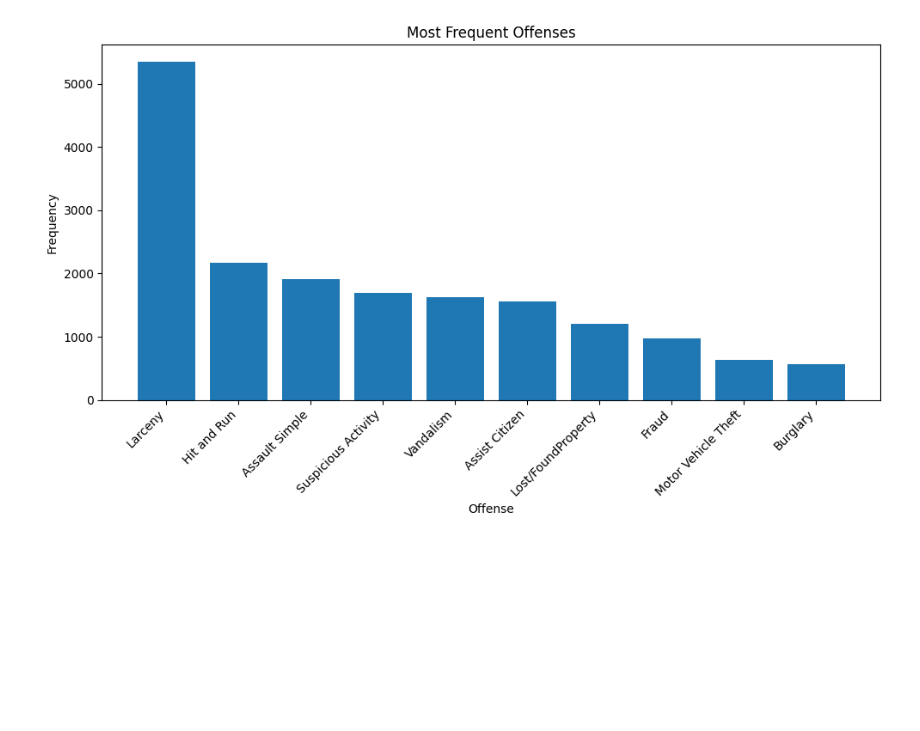
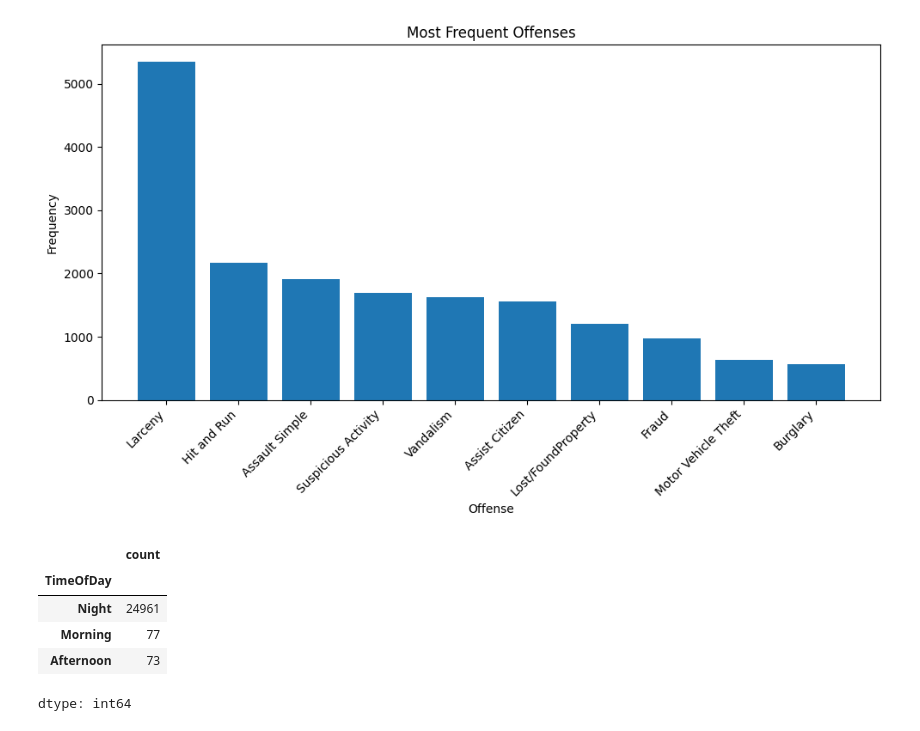
Before and after one commit to kelseymatsik/ds4002_project2, a Jupyter notebook: Project2EDA.ipynb, the cells around one changed output. Cells and saved outputs as stored; diff of their text form; code cells hidden in the pictures; blank space fills up the shorter version.

```diff
--- a/Project2EDA.ipynb
+++ b/Project2EDA.ipynb
@@ -84,3 +84,22 @@ plt.tight_layout()
 plt.show()
 # %% [output]
 [figure]
+# %%
+def categorize_time(hour):
+    if 6 <= hour < 12:
+        return 'Morning'
+    elif 12 <= hour < 18:
+        return 'Afternoon'
+    else:
+        return 'Night'
+
+crime['TimeOfDay'] = crime['HourReported'].apply(categorize_time)
+# %%
+crime['TimeOfDay'].value_counts()
+# %% [output]
+|  | count |
+| TimeOfDay |  |
+| Night | 24961 |
+| Morning | 77 |
+| Afternoon | 73 |
+dtype: int64
```
